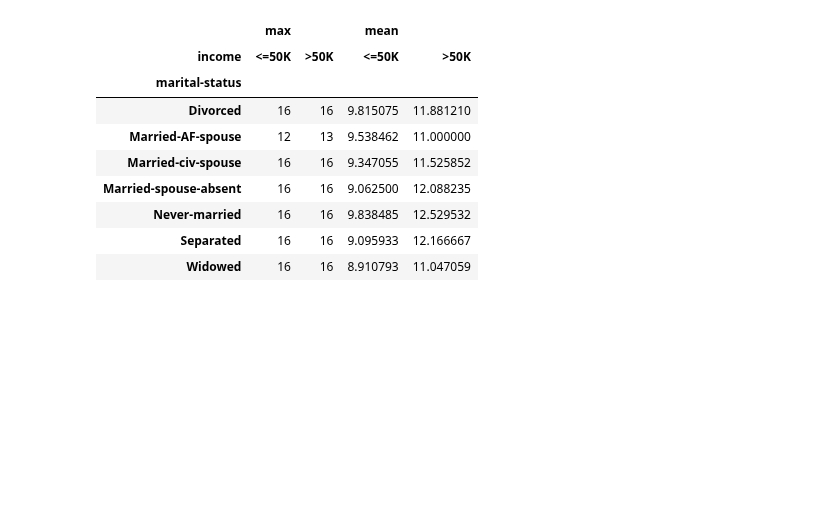
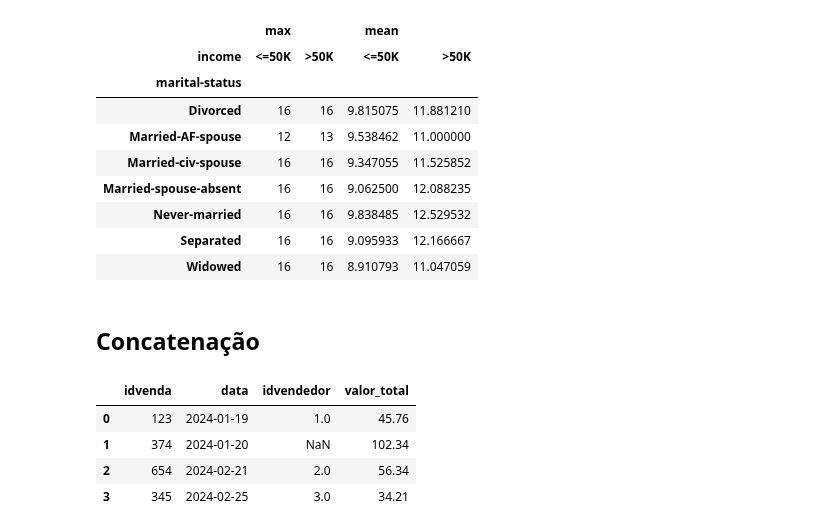
Before and after one commit to Joao-Inacio/Pandas-Descomplicado-Um-Guia-Pratico-para-Iniciantes, a Jupyter notebook: 0.2_Dataframe/dataframe.ipynb, the cells around one changed output. Cells and saved outputs as stored; diff of their text form; code cells hidden in the pictures; blank space fills up the shorter version.

```diff
--- a/0.2_Dataframe/dataframe.ipynb
+++ b/0.2_Dataframe/dataframe.ipynb
@@ -1463,3 +1463,20 @@ df.pivot_table(
 | Never-married | 16 | 16 | 9.838485 | 12.529532 |
 | Separated | 16 | 16 | 9.095933 | 12.166667 |
 | Widowed | 16 | 16 | 8.910793 | 11.047059 |
+# %% [markdown]
+## Concatenação
+# %%
+data = {
+    'idvenda': [123, 374, 654, 345],
+    'data': ['2024-01-19', '2024-01-20', '2024-02-21', '2024-02-25'],
+    'idvendedor': [1, np.nan, 2, 3],
+    'valor_total': [45.76, 102.34, 56.34, 34.21]
+}
+df1 = pd.DataFrame.from_dict(data)
+df1
+# %% [output]
+|  | idvenda | data | idvendedor | valor_total |
+| 0 | 123 | 2024-01-19 | 1.0 | 45.76 |
+| 1 | 374 | 2024-01-20 | NaN | 102.34 |
+| 2 | 654 | 2024-02-21 | 2.0 | 56.34 |
+| 3 | 345 | 2024-02-25 | 3.0 | 34.21 |
```
Also changed, not shown: parts of 7 cells of this notebook.
